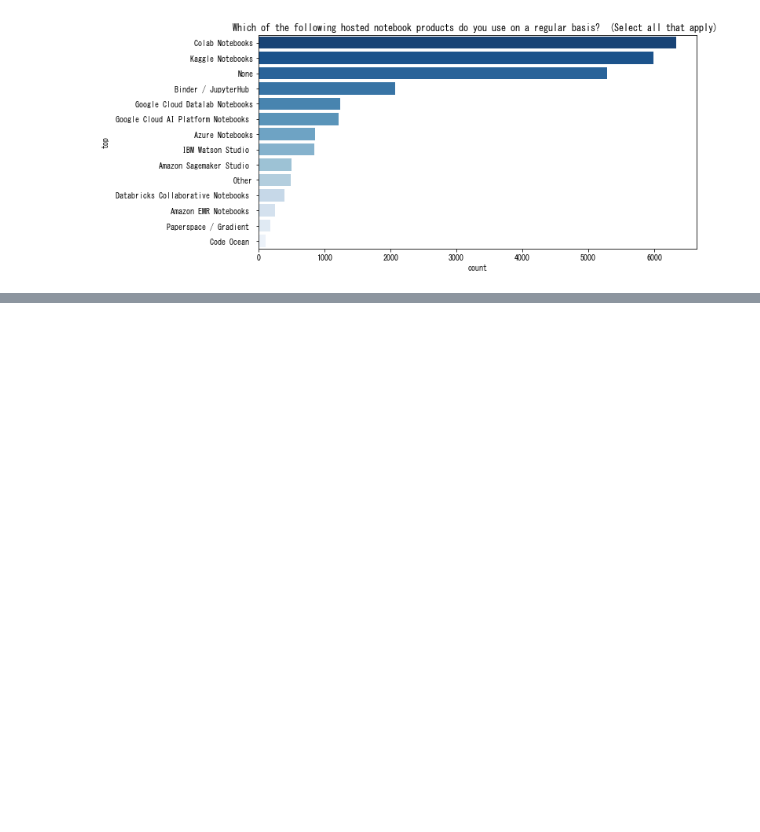
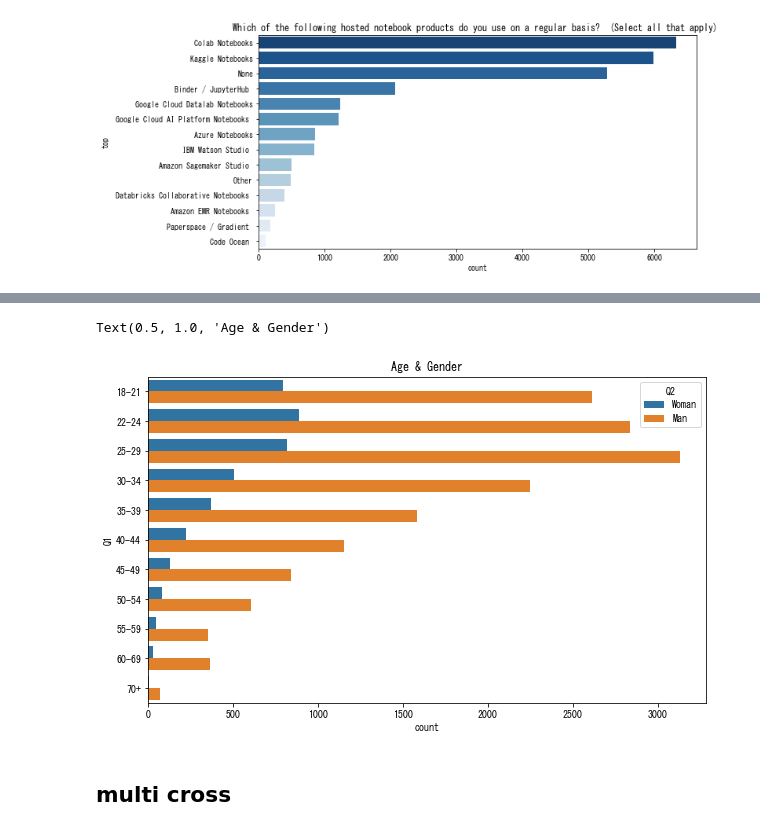
Before and after one commit to thdn1234/Python-Kaggle-ML-DS-survey-2020, a Jupyter notebook: kaggle-survey-2020.ipynb, the cells around one changed output, grey strips where cells are left out. Drawn from its saved outputs; the diff is of its cells as text; code cells hidden in the pictures; blank space fills up the shorter version.

```diff
--- a/kaggle-survey-2020.ipynb
+++ b/kaggle-survey-2020.ipynb
@@ -527,0 +547,9 @@ show_multiple_choice_barplot_by_qno("Q10")
+# %%
+order= ['Woman', 'Man']
+plt.figure(figsize=(10,6))
+sns.countplot(data=answer.sort_values("Q1"), y="Q1", hue="Q2", hue_order=order).set_title("Age & Gender")
+# %% [output]
+Text(0.5, 1.0, 'Age & Gender')
+[figure, added]
+# %% [markdown]
+## multi cross
```
Also changed, not shown: parts of 22 cells of this notebook.
